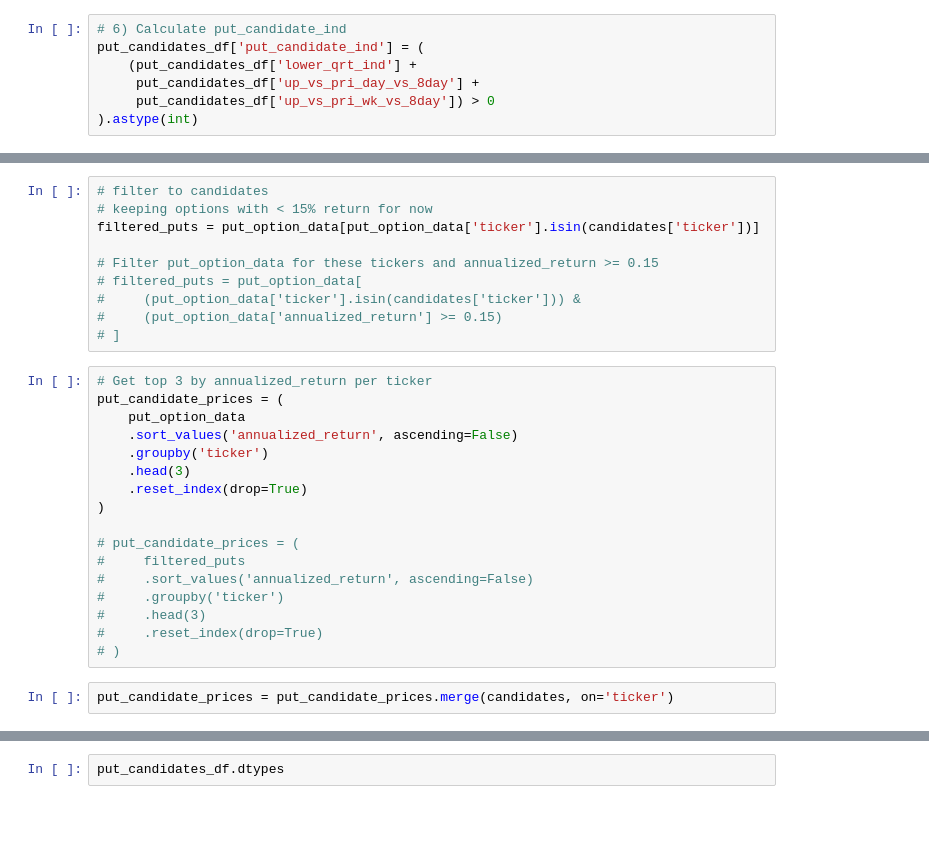
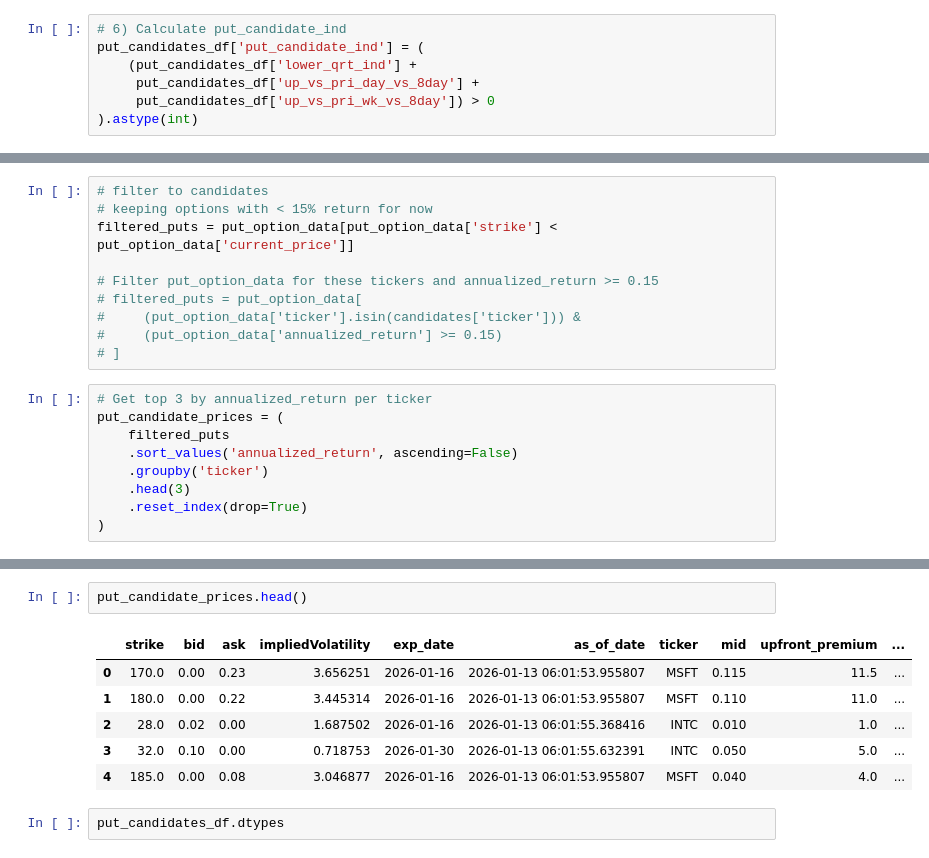
Before and after one commit to StudioTobhli/kestra_options, a Jupyter notebook: dev_notebooks/put_leads.ipynb, the cells around one changed output, grey strips where cells are left out. Cells and saved outputs as stored; diff of their text form; blank space fills up the shorter version.

```diff
--- a/dev_notebooks/put_leads.ipynb
+++ b/dev_notebooks/put_leads.ipynb
@@ -189,7 +201,7 @@ candidates = put_candidates_df[['ticker', 'put_candidate_ind']]
 # %%
 # filter to candidates
 # keeping options with < 15% return for now
-filtered_puts = put_option_data[put_option_data['ticker'].isin(candidates['ticker'])]
+filtered_puts = put_option_data[put_option_data['strike'] < put_option_data['current_price']]
 
 # Filter put_option_data for these tickers and annualized_return >= 0.15
 # filtered_puts = put_option_data[
@@ -199,19 +211,9 @@ filtered_puts = put_option_data[put_option_data['ticker'].isin(candidates['ticke
 # %%
 # Get top 3 by annualized_return per ticker
 put_candidate_prices = (
-    put_option_data
+    filtered_puts
     .sort_values('annualized_return', ascending=False)
     .groupby('ticker')
     .head(3)
     .reset_index(drop=True)
 )
-
-# put_candidate_prices = (
-#     filtered_puts
-#     .sort_values('annualized_return', ascending=False)
-#     .groupby('ticker')
-#     .head(3)
-#     .reset_index(drop=True)
-# )
-# %%
-put_candidate_prices = put_candidate_prices.merge(candidates, on='ticker')
@@ -232,3 +220,12 @@ put_candidate_prices.head(10)
+# %%
+put_candidate_prices.head()
+# %% [output]
+|  | strike | bid | ask | impliedVolatility | exp_date | as_of_date | ticker | mid | upfront_premium | ... |
+| 0 | 170.0 | 0.00 | 0.23 | 3.656251 | 2026-01-16 | 2026-01-13 06:01:53.955807 | MSFT | 0.115 | 11.5 | ... |
+| 1 | 180.0 | 0.00 | 0.22 | 3.445314 | 2026-01-16 | 2026-01-13 06:01:53.955807 | MSFT | 0.110 | 11.0 | ... |
+| 2 | 28.0 | 0.02 | 0.00 | 1.687502 | 2026-01-16 | 2026-01-13 06:01:55.368416 | INTC | 0.010 | 1.0 | ... |
+| 3 | 32.0 | 0.10 | 0.00 | 0.718753 | 2026-01-30 | 2026-01-13 06:01:55.632391 | INTC | 0.050 | 5.0 | ... |
+| 4 | 185.0 | 0.00 | 0.08 | 3.046877 | 2026-01-16 | 2026-01-13 06:01:53.955807 | MSFT | 0.040 | 4.0 | ... |
 # %%
 put_candidates_df.dtypes
 # %% [output]
```
Also changed, not shown: parts of 6 cells of this notebook, 1 other file.
